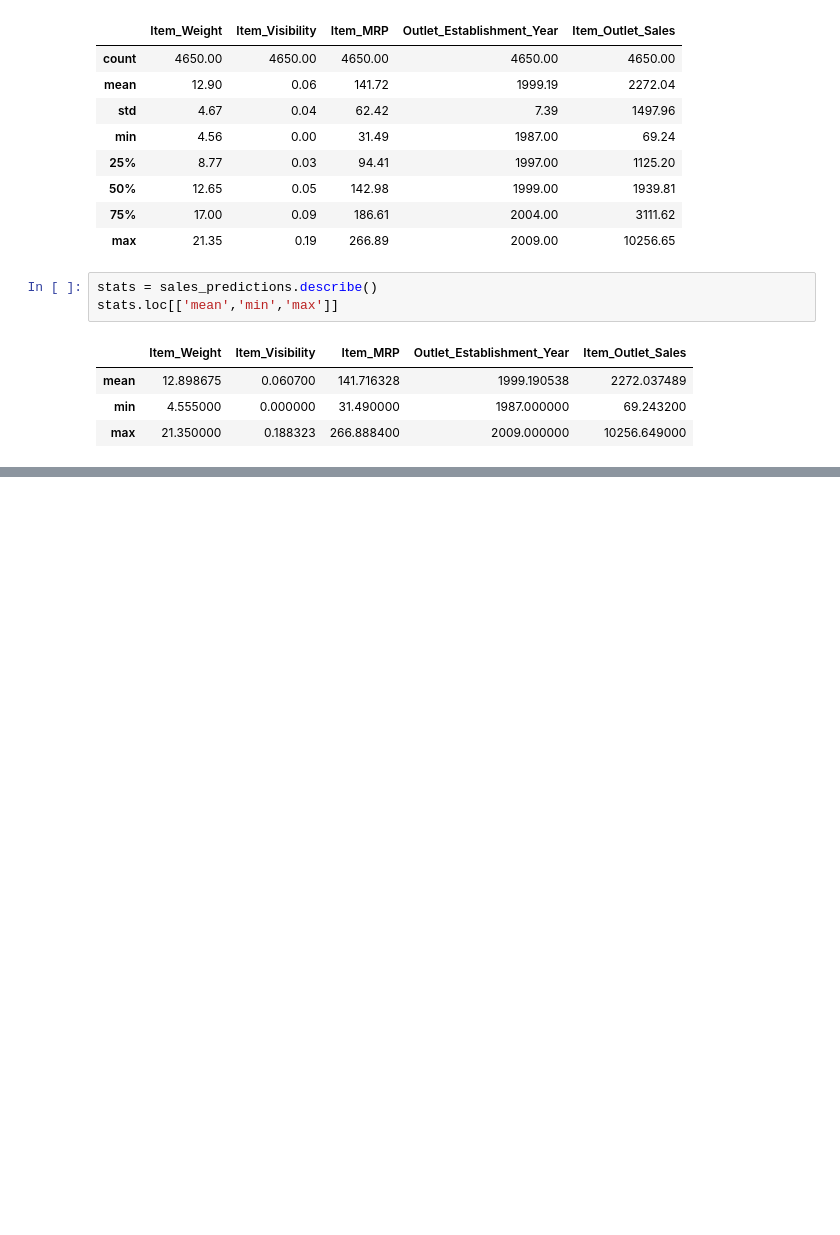
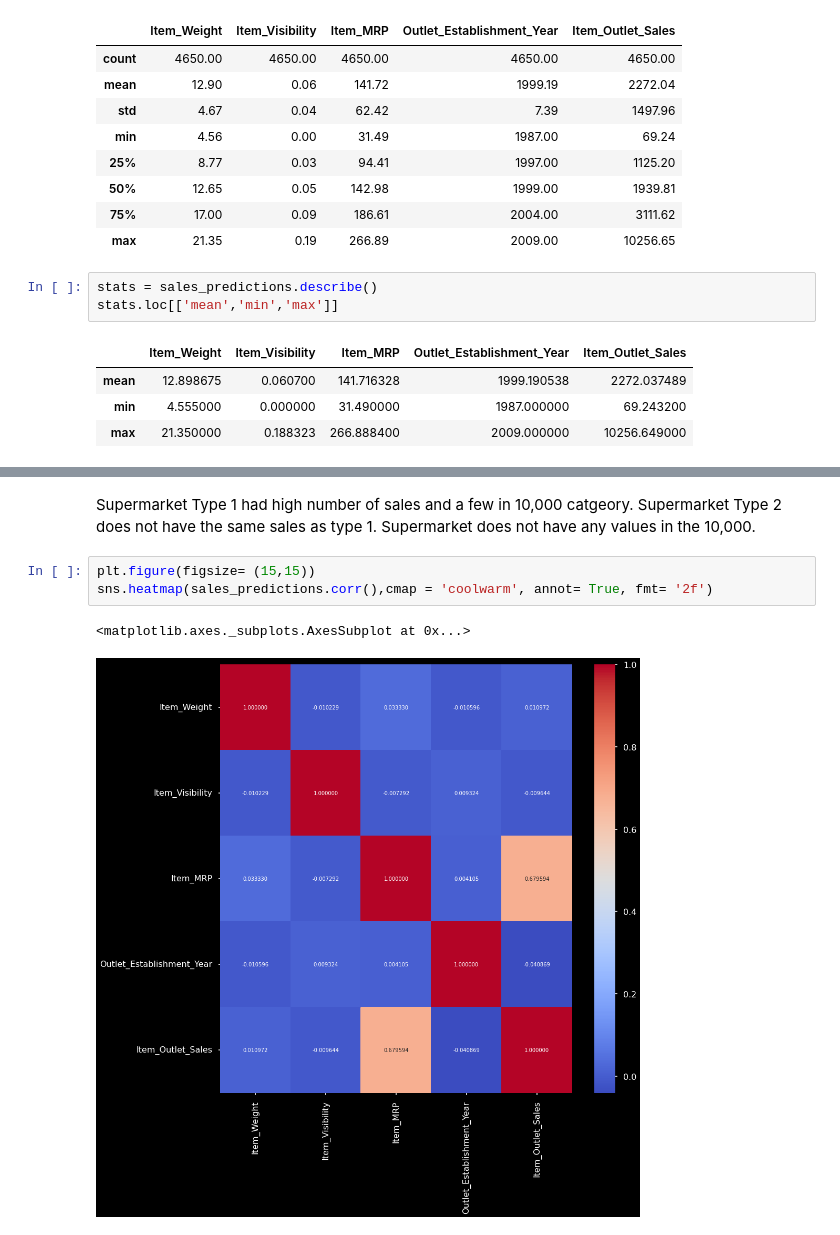
Before and after one commit to Kassandracw8/Predicting-Sales, a Jupyter notebook: Project_1_Part_2.ipynb, the cells around one changed output, grey strips where cells are left out. Drawn from its saved outputs; the diff is of its cells as text; blank space fills up the shorter version.

```diff
--- a/Project_1_Part_2.ipynb
+++ b/Project_1_Part_2.ipynb
@@ -233,0 +286,8 @@ stats.loc[['mean','min','max']]
+# %% [markdown]
+Supermarket Type 1 had high number of sales and a few in 10,000 catgeory. Supermarket Type 2 does not have the same sales as type 1. Supermarket does not have any values in the 10,000.
+# %%
+plt.figure(figsize= (15,15))
+sns.heatmap(sales_predictions.corr(),cmap = 'coolwarm', annot= True, fmt= '2f')
+# %% [output]
+<matplotlib.axes._subplots.AxesSubplot at 0x...>
+[figure, added]
```
Also changed, not shown: parts of 14 cells of this notebook.
